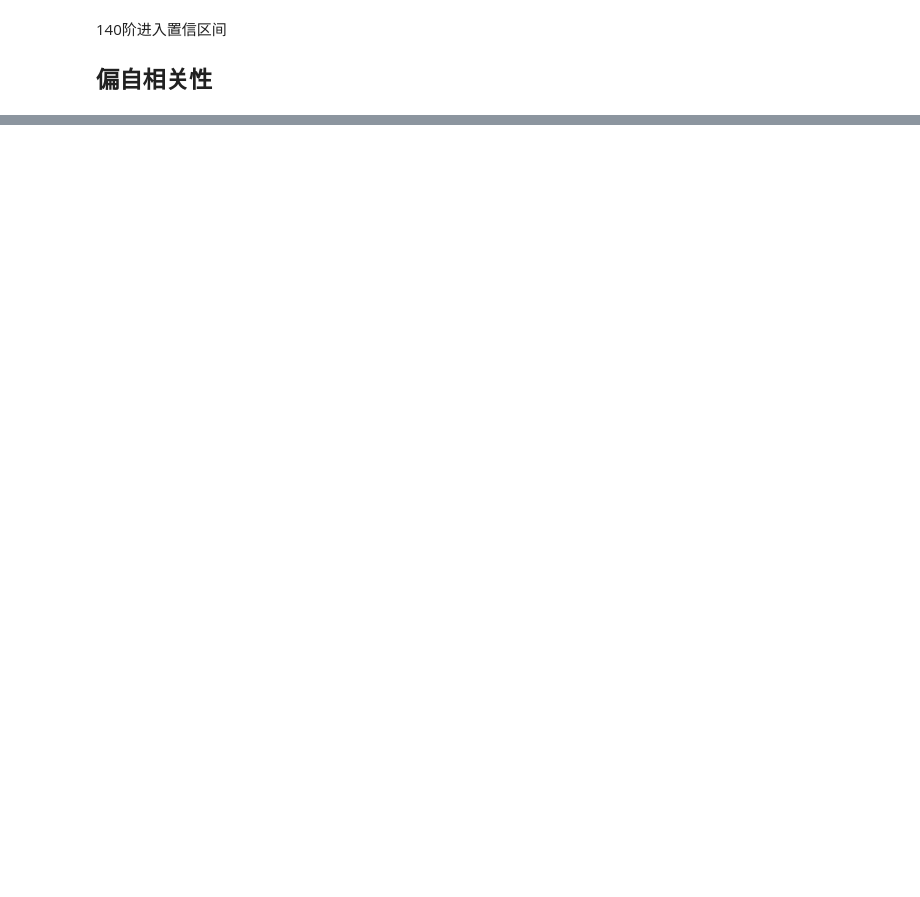
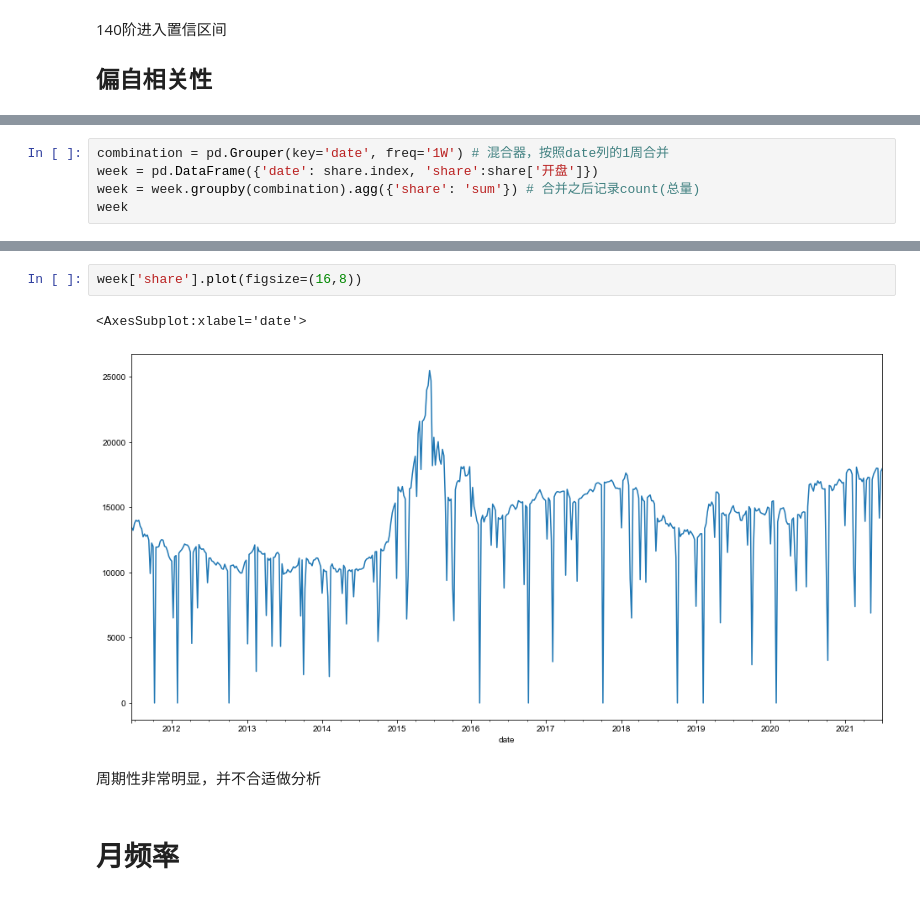
Before and after one commit to thales-ucas/zeal, a Jupyter notebook: ts.ipynb, the cells around one changed output, grey strips where cells are left out. Saved outputs shown, nothing was run; the diff lists cells and outputs as text; blank space fills up the shorter version.

```diff
--- a/ts.ipynb
+++ b/ts.ipynb
@@ -197,0 +194,5 @@ AssertionError:
+# %%
+combination = pd.Grouper(key='date', freq='1W') # 混合器，按照date列的1周合并
+week = pd.DataFrame({'date': share.index, 'share':share['开盘']})
+week = week.groupby(combination).agg({'share': 'sum'}) # 合并之后记录count(总量)
+week
@@ -197,0 +214,9 @@ AssertionError:
+# %%
+week['share'].plot(figsize=(16,8))
+# %% [output]
+<AxesSubplot:xlabel='date'>
+[figure, added]
+# %% [markdown]
+周期性非常明显，并不合适做分析
+# %% [markdown]
+# 月频率
```
Also changed, not shown: parts of 25 cells of this notebook.
